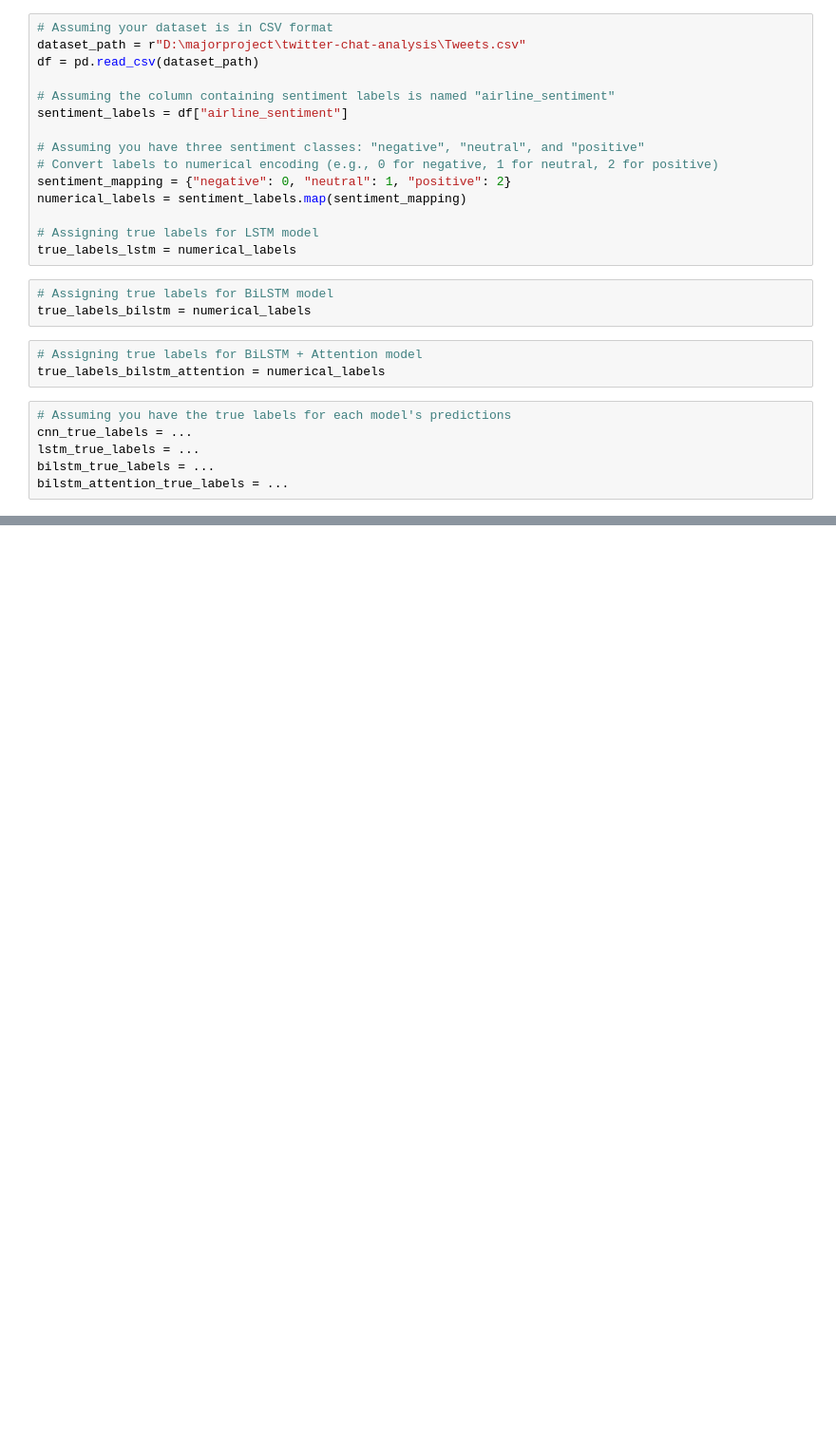
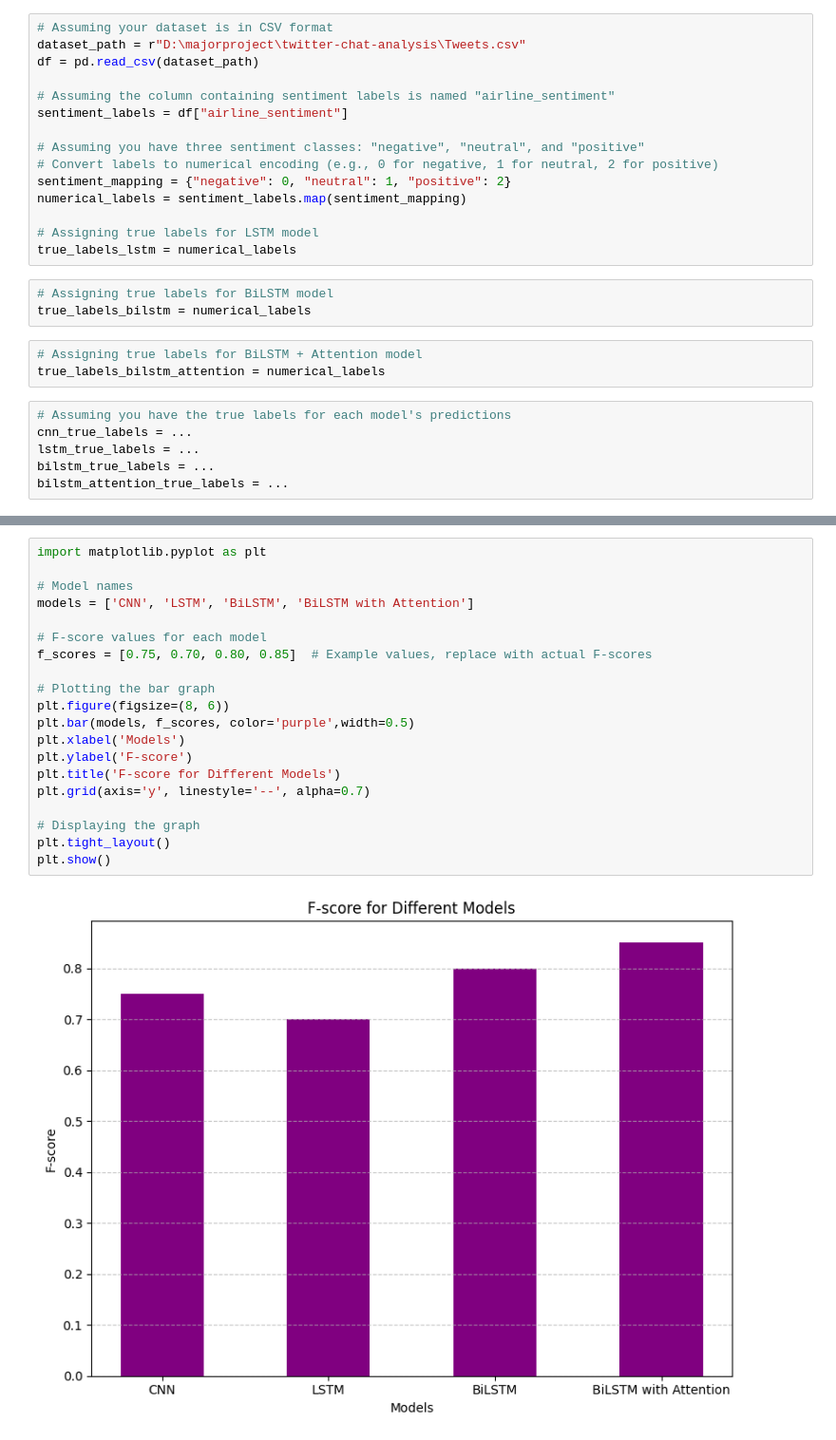
Before and after one commit to jeekay24/twitter-chat-analysis, a Jupyter notebook: analysis.ipynb, the cells around one changed output, grey strips where cells are left out. Shown: that part at 95% size. Cells and saved outputs as stored; diff of their text form; blank space fills up the shorter version.

```diff
--- a/analysis.ipynb
+++ b/analysis.ipynb
@@ -734,0 +789,22 @@ plt.show()
+# %%
+import matplotlib.pyplot as plt
+
+# Model names
+models = ['CNN', 'LSTM', 'BiLSTM', 'BiLSTM with Attention']
+
+# F-score values for each model
+f_scores = [0.75, 0.70, 0.80, 0.85]  # Example values, replace with actual F-scores
+
+# Plotting the bar graph
+plt.figure(figsize=(8, 6))
+plt.bar(models, f_scores, color='purple',width=0.5)
+plt.xlabel('Models')
+plt.ylabel('F-score')
+plt.title('F-score for Different Models')
+plt.grid(axis='y', linestyle='--', alpha=0.7)
+
+# Displaying the graph
+plt.tight_layout()
+plt.show()
+# %% [output]
+[figure, added]
```
Also changed, not shown: parts of 17 cells of this notebook.
